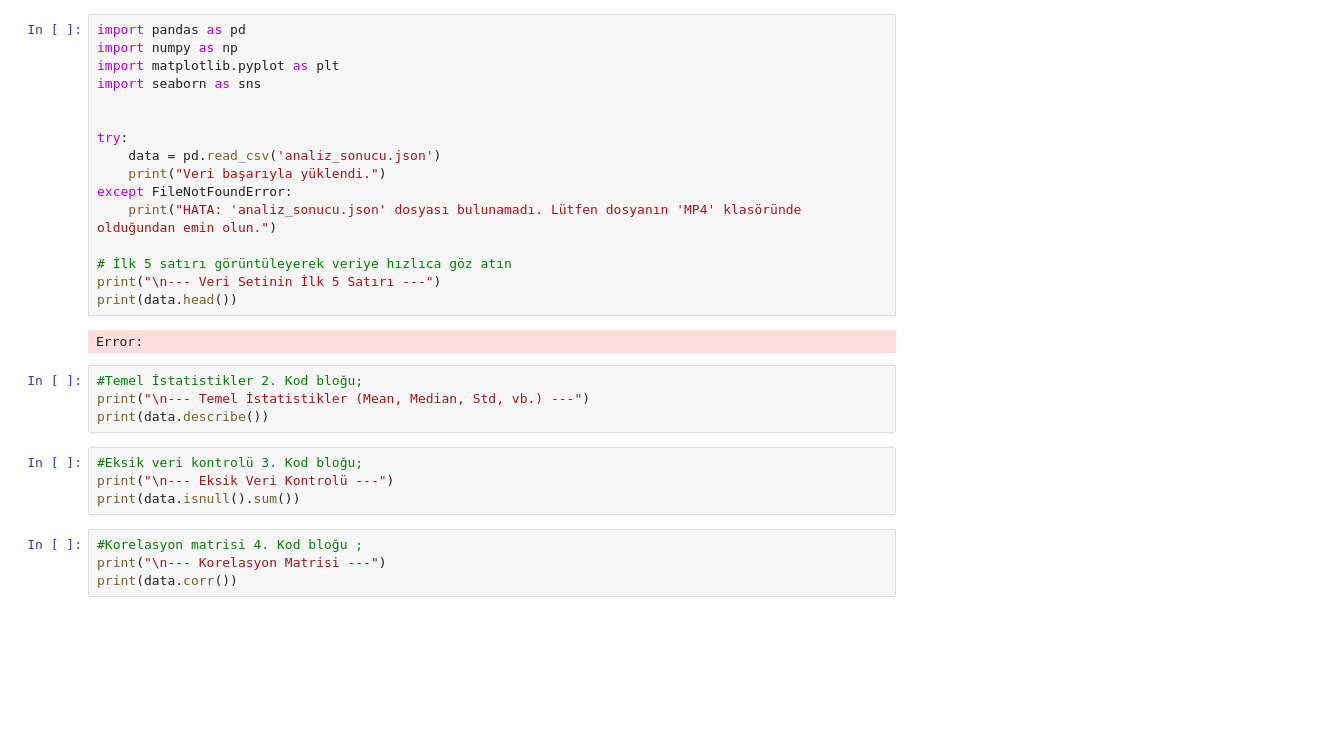
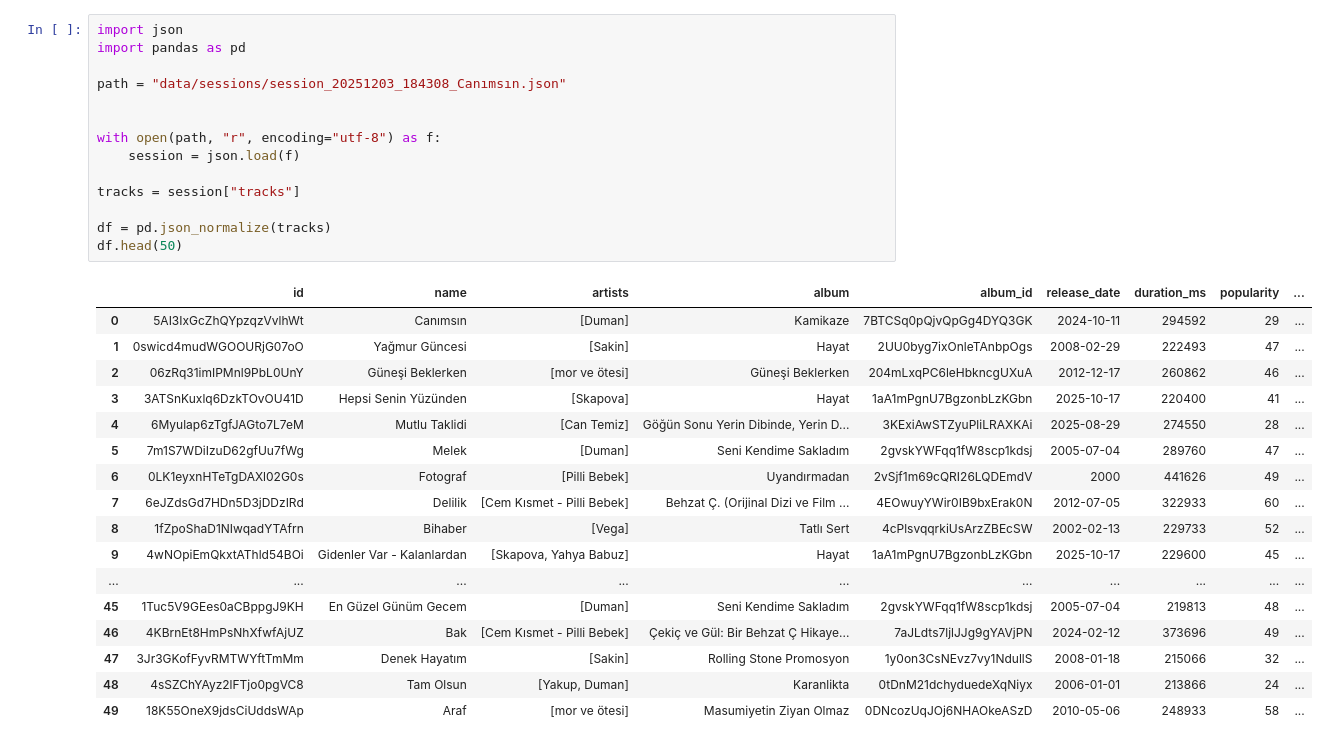
Before and after one commit to gulsertoglu/OtomasyonAYT, a Jupyter notebook: mp4/MP4_DataAnalysis.ipynb, the cells around one changed output. Cells and saved outputs as stored; diff of their text form; blank space fills up the shorter version.

```diff
--- a/mp4/MP4_DataAnalysis.ipynb
+++ b/mp4/MP4_DataAnalysis.ipynb
@@ -1,30 +1,32 @@
-# %%
-import pandas as pd
-import numpy as np
-import matplotlib.pyplot as plt
-import seaborn as sns
-
-
-try:
-    data = pd.read_csv('analiz_sonucu.json')
-    print("Veri başarıyla yüklendi.")
-except FileNotFoundError:
-    print("HATA: 'analiz_sonucu.json' dosyası bulunamadı. Lütfen dosyanın 'MP4' klasöründe olduğundan emin olun.")
-
-# İlk 5 satırı görüntüleyerek veriye hızlıca göz atın
-print("\n--- Veri Setinin İlk 5 Satırı ---")
-print(data.head())
-# %% [output]
-Error:
-# %%
-#Temel İstatistikler 2. Kod bloğu;
-print("\n--- Temel İstatistikler (Mean, Median, Std, vb.) ---")
-print(data.describe())
-# %%
-#Eksik veri kontrolü 3. Kod bloğu;
-print("\n--- Eksik Veri Kontrolü ---")
-print(data.isnull().sum())
-# %%
-#Korelasyon matrisi 4. Kod bloğu ;
-print("\n--- Korelasyon Matrisi ---")
-print(data.corr())
+# %%
+import json
+import pandas as pd
+
+path = "data/sessions/session_20251203_184308_Canımsın.json"
+
+
+with open(path, "r", encoding="utf-8") as f:
+    session = json.load(f)
+
+tracks = session["tracks"]
+
+df = pd.json_normalize(tracks)
+df.head(50)
+# %% [output]
+|  | id | name | artists | album | album_id | release_date | duration_ms | popularity | ... |
+| 0 | 5AI3IxGcZhQYpzqzVvlhWt | Canımsın | [Duman] | Kamikaze | 7BTCSq0pQjvQpGg4DYQ3GK | 2024-10-11 | 294592 | 29 | ... |
+| 1 | 0swicd4mudWGOOURjG07oO | Yağmur Güncesi | [Sakin] | Hayat | 2UU0byg7ixOnleTAnbpOgs | 2008-02-29 | 222493 | 47 | ... |
+| 2 | 06zRq31imIPMnl9PbL0UnY | Güneşi Beklerken | [mor ve ötesi] | Güneşi Beklerken | 204mLxqPC6leHbkncgUXuA | 2012-12-17 | 260862 | 46 | ... |
+| 3 | 3ATSnKuxlq6DzkTOvOU41D | Hepsi Senin Yüzünden | [Skapova] | Hayat | 1aA1mPgnU7BgzonbLzKGbn | 2025-10-17 | 220400 | 41 | ... |
+| 4 | 6Myulap6zTgfJAGto7L7eM | Mutlu Taklidi | [Can Temiz] | Göğün Sonu Yerin Dibinde, Yerin D... | 3KExiAwSTZyuPliLRAXKAi | 2025-08-29 | 274550 | 28 | ... |
+| 5 | 7m1S7WDiIzuD62gfUu7fWg | Melek | [Duman] | Seni Kendime Sakladım | 2gvskYWFqq1fW8scp1kdsj | 2005-07-04 | 289760 | 47 | ... |
+| 6 | 0LK1eyxnHTeTgDAXl02G0s | Fotograf | [Pilli Bebek] | Uyandırmadan | 2vSjf1m69cQRI26LQDEmdV | 2000 | 441626 | 49 | ... |
+| 7 | 6eJZdsGd7HDn5D3jDDzIRd | Delilik | [Cem Kısmet - Pilli Bebek] | Behzat Ç. (Orijinal Dizi ve Film ... | 4EOwuyYWir0IB9bxErak0N | 2012-07-05 | 322933 | 60 | ... |
+| 8 | 1fZpoShaD1NIwqadYTAfrn | Bihaber | [Vega] | Tatlı Sert | 4cPlsvqqrkiUsArzZBEcSW | 2002-02-13 | 229733 | 52 | ... |
+| 9 | 4wNOpiEmQkxtAThld54BOi | Gidenler Var - Kalanlardan | [Skapova, Yahya Babuz] | Hayat | 1aA1mPgnU7BgzonbLzKGbn | 2025-10-17 | 229600 | 45 | ... |
+| ... | ... | ... | ... | ... | ... | ... | ... | ... | ... |
+| 45 | 1Tuc5V9GEes0aCBppgJ9KH | En Güzel Günüm Gecem | [Duman] | Seni Kendime Sakladım | 2gvskYWFqq1fW8scp1kdsj | 2005-07-04 | 219813 | 48 | ... |
+| 46 | 4KBrnEt8HmPsNhXfwfAjUZ | Bak | [Cem Kısmet - Pilli Bebek] | Çekiç ve Gül: Bir Behzat Ç Hikaye... | 7aJLdts7ljlJJg9gYAVjPN | 2024-02-12 | 373696 | 49 | ... |
+| 47 | 3Jr3GKofFyvRMTWYftTmMm | Denek Hayatım | [Sakin] | Rolling Stone Promosyon | 1y0on3CsNEvz7vy1NdullS | 2008-01-18 | 215066 | 32 | ... |
+| 48 | 4sSZChYAyz2lFTjo0pgVC8 | Tam Olsun | [Yakup, Duman] | Karanlikta | 0tDnM21dchyduedeXqNiyx | 2006-01-01 | 213866 | 24 | ... |
+| 49 | 18K55OneX9jdsCiUddsWAp | Araf | [mor ve ötesi] | Masumiyetin Ziyan Olmaz | 0DNcozUqJOj6NHAOkeASzD | 2010-05-06 | 248933 | 58 | ... |
```
Also changed, not shown: parts of 5 cells of this notebook, 8 other files.
